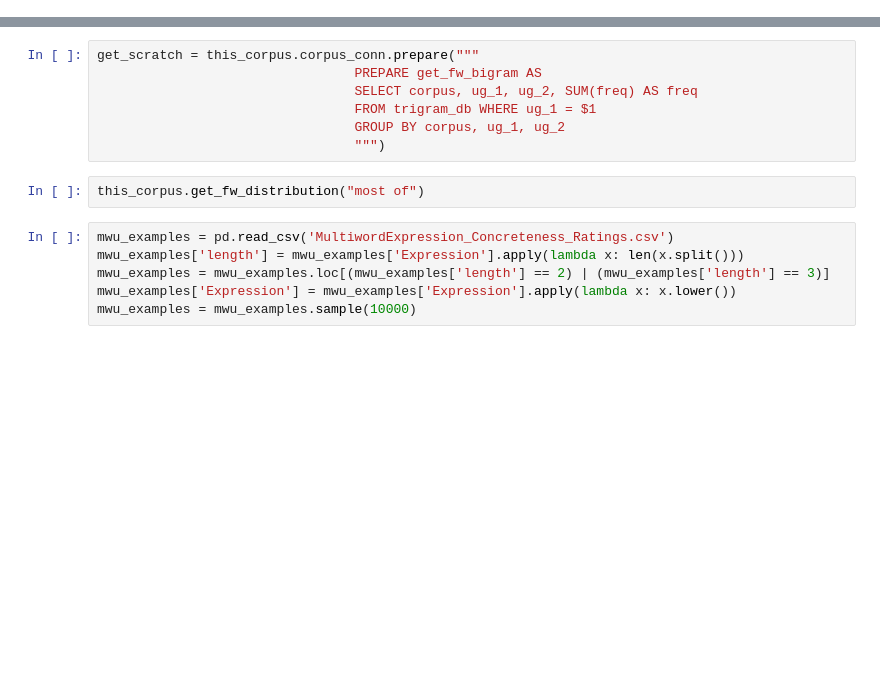
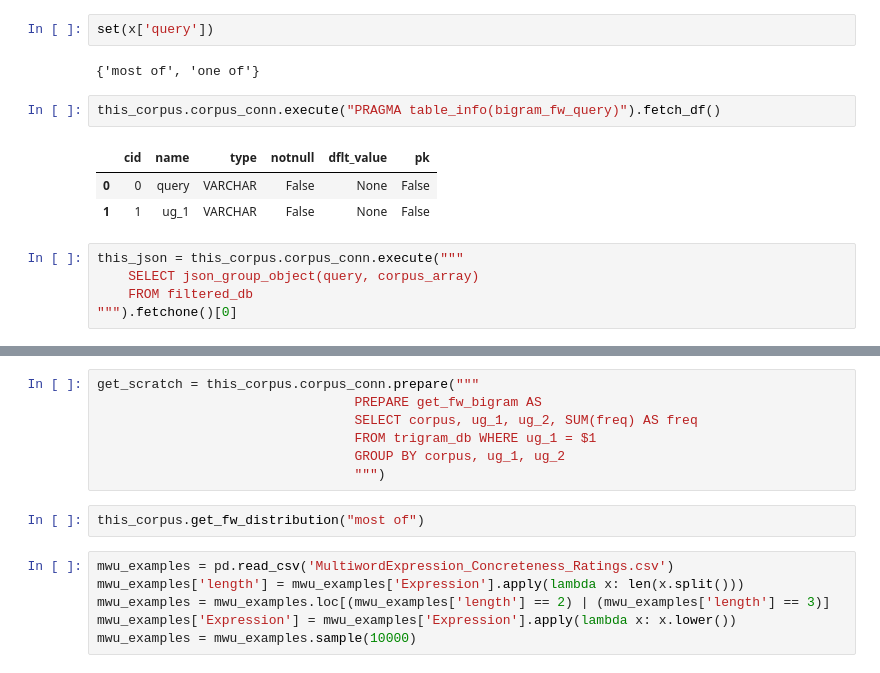
Before and after one commit to contreraskallens/MWU_measures, a Jupyter notebook: scratch.ipynb, the cells around one changed output, grey strips where cells are left out. Saved outputs shown, nothing was run; the diff lists cells and outputs as text; blank space fills up the shorter version.

```diff
--- a/scratch.ipynb
+++ b/scratch.ipynb
@@ -47,0 +101,15 @@ AttributeError: 'Corpus' object has no attribute 'get_unigram_distribution'
+# %%
+set(x['query'])
+# %% [output]
+{'most of', 'one of'}
+# %%
+this_corpus.corpus_conn.execute("PRAGMA table_info(bigram_fw_query)").fetch_df()
+# %% [output]
+|  | cid | name | type | notnull | dflt_value | pk |
+| 0 | 0 | query | VARCHAR | False | None | False |
+| 1 | 1 | ug_1 | VARCHAR | False | None | False |
+# %%
+this_json = this_corpus.corpus_conn.execute("""
+    SELECT json_group_object(query, corpus_array)
+    FROM filtered_db
+""").fetchone()[0]
```
Also changed, not shown: parts of 32 cells of this notebook, 6 other files.
